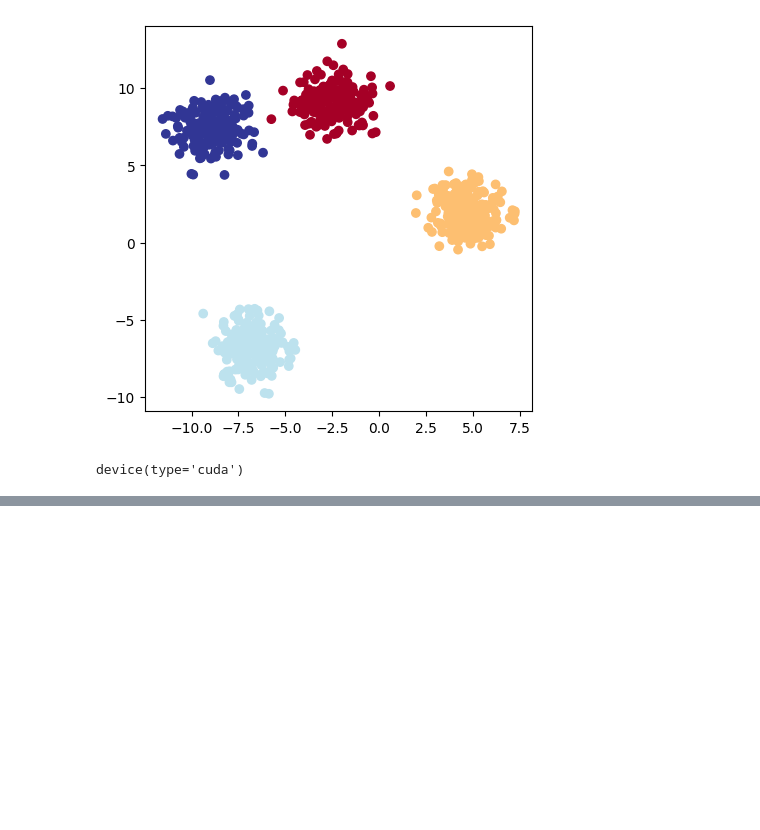
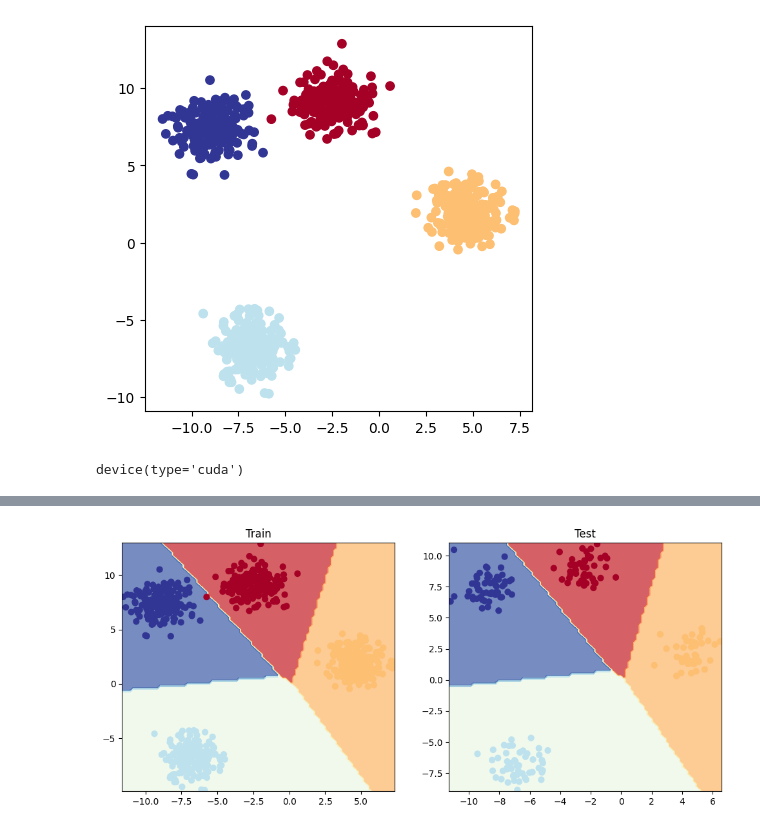
Before and after one commit to DinizMaths/PPGEEC2318_MACHINE_LEARNING, a Jupyter notebook: studies/pytorch/04_classification.ipynb, the cells around one changed output, grey strips where cells are left out. Saved outputs shown, nothing was run; the diff lists cells and outputs as text; code cells hidden in the pictures; blank space fills up the shorter version.

Commit message:
blob classification model train

```diff
--- a/studies/pytorch/04_classification.ipynb
+++ b/studies/pytorch/04_classification.ipynb
@@ -786,3 +786,6 @@ class BlobModelV0(nn.Module):
         return self.linear_layer_stack(x)
 # %%
 model_4 = BlobModelV0(input_features=NUM_FEATURES, output_features=NUM_CLASSES).to(device)
+# %%
+loss_fn = nn.CrossEntropyLoss() # if it is imbalance dataset, use weight parameter / incorporate softmax not explicitly
+optimizer = torch.optim.SGD(model_4.parameters(), lr=0.1)
@@ -788,0 +833,40 @@ model_4 = BlobModelV0(input_features=NUM_FEATURES, output_features=NUM_CLASSES).
+# %%
+def plot_decision_boundary_blob(model: torch.nn.Module, X: torch.Tensor, y: torch.Tensor):
+    model.to("cpu")
+    X, y = X.cpu(), y.cpu()
+
+    x_min, x_max = X[:, 0].min() - 0.1, X[:, 0].max() + 0.1
+    y_min, y_max = X[:, 1].min() - 0.1, X[:, 1].max() + 0.1
+
+    xx, yy = torch.meshgrid(
+        torch.linspace(x_min, x_max, 101),
+        torch.linspace(y_min, y_max, 101)
+    )
+
+    X_to_predict = torch.from_numpy(np.column_stack([xx.ravel(), yy.ravel()])).float()
+
+    model.eval()
+
+    with torch.inference_mode():
+        y_logits = model(X_to_predict)
+
+    y_pred = torch.softmax(y_logits, dim=1).argmax(dim=1)
+
+    y_pred = y_pred.reshape(xx.shape).detach().numpy()
+
+    plt.contourf(xx, yy, y_pred, cmap=plt.cm.RdYlBu, alpha=0.7)
+    plt.scatter(X[:, 0], X[:, 1], c=y, s=40, cmap=plt.cm.RdYlBu)
+    plt.xlim(xx.min(), xx.max())
+    plt.ylim(yy.min(), yy.max())
+
+plt.figure(figsize=(12, 5))
+
+plt.subplot(1, 2, 1)
+plt.title("Train")
+plot_decision_boundary_blob(model_4, X_blob_train, y_blob_train)
+
+plt.subplot(1, 2, 2)
+plt.title("Test")
+plot_decision_boundary_blob(model_4, X_blob_test, y_blob_test)
+# %% [output]
+[figure, added]
```
Also changed, not shown: parts of 1 cell of this notebook.
